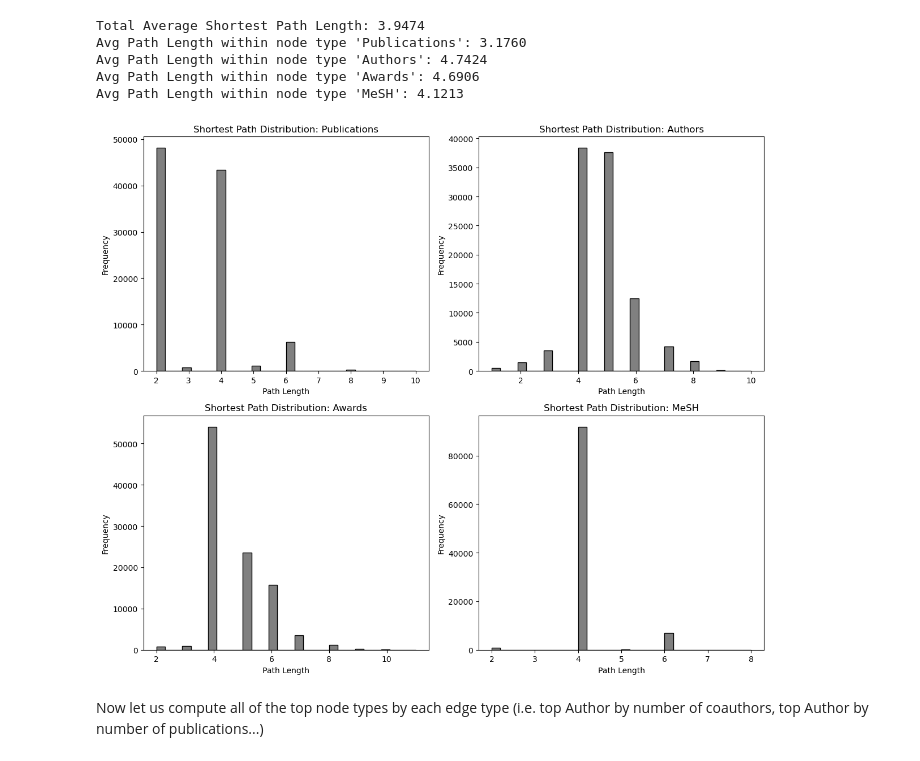
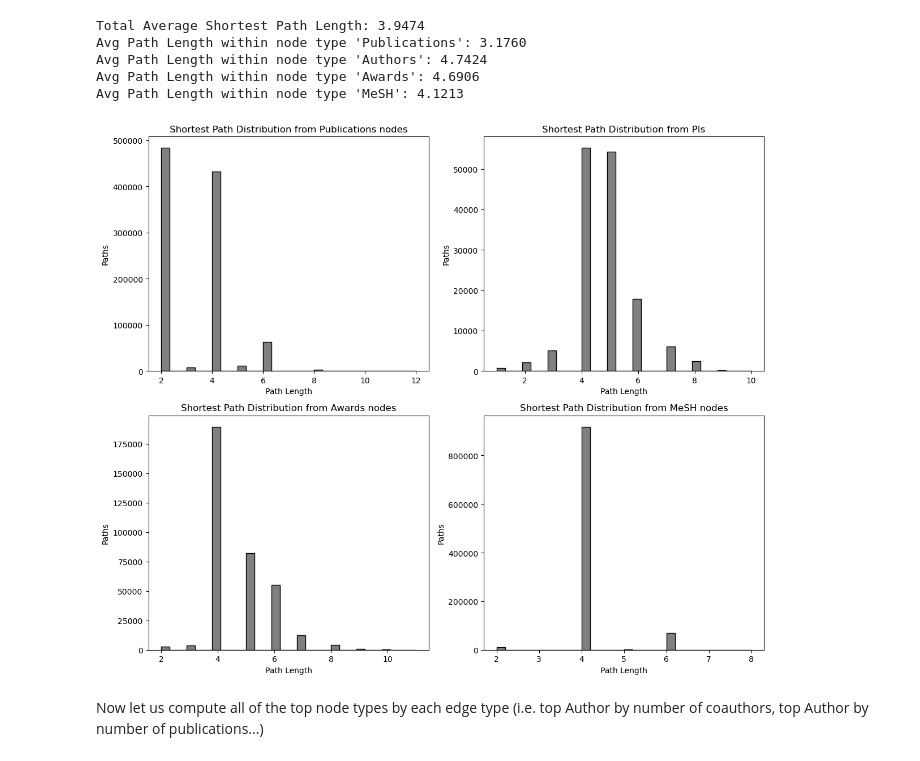
Before and after one commit to MaayanLab/PINetworkDemo, a Jupyter notebook: construction/get_network_stats.ipynb, the cells around one changed output. Cells and saved outputs as stored; diff of their text form; code cells hidden in the pictures.

```diff
--- a/construction/get_network_stats.ipynb
+++ b/construction/get_network_stats.ipynb
@@ -97,9 +99,11 @@ axes = axes.flatten()
 for i, node_type in enumerate(node_types[:4]):
     ax = axes[i]
     ax.hist(degree_by_type[node_type], bins=30, edgecolor='black', color='gray')
-    ax.set_title(f"Node Type: {node_type}")
-    ax.set_xlabel("Node Degree")
-    ax.set_ylabel("Count")
+    ax.set_title(f"{node_type} Neighbors")
+    if node_type == "Authors":
+        ax.set_title("PIs")
+    ax.set_xlabel("Neighbors")
+    ax.set_ylabel(f"{node_type}")
     ax.set_yscale("log")
 
 # Hide unused subplots
@@ -156,31 +160,33 @@ Avg Path Length within node type 'MeSH': 4.1213
 # %%
 import random
 sampled_lengths_by_type = {
-    ntype: random.sample(lengths, min(100000, len(lengths)))
+    ntype: random.sample(lengths, min(1000000, len(lengths)))
     for ntype, lengths in type_lengths.items()
 }
 # Create subplots for each node type
 node_types = list(sampled_lengths_by_type.keys())
 ncols = 2
 nrows = (len(node_types) + 1) // ncols
 fig, axes = plt.subplots(nrows=nrows, ncols=ncols, figsize=(12, 5 * nrows))
 axes = axes.flatten()
 
 for i, ntype in enumerate(node_types):
     ax = axes[i]
     ax.hist(sampled_lengths_by_type[ntype], bins=30, edgecolor='black', color='gray')
-    ax.set_title(f"Shortest Path Distribution: {ntype}")
+    ax.set_title(f"Shortest Path Distribution from {ntype} nodes")
+    if ntype == "Authors":
+        ax.set_title(f"Shortest Path Distribution from PIs")
     ax.set_xlabel("Path Length")
-    ax.set_ylabel("Frequency")
+    ax.set_ylabel("Paths")
 
 # Remove unused subplots
 for j in range(len(node_types), len(axes)):
     fig.delaxes(axes[j])
 
 plt.tight_layout()
 plt.show()
 # %% [output]
-[figure, old version]
+[figure, new version]
 # %% [markdown]
 Now let us compute all of the top node types by each edge type (i.e. top Author by number of coauthors, top Author by number of publications...)
 # %%
```
Also changed, not shown: parts of 4 cells of this notebook.
